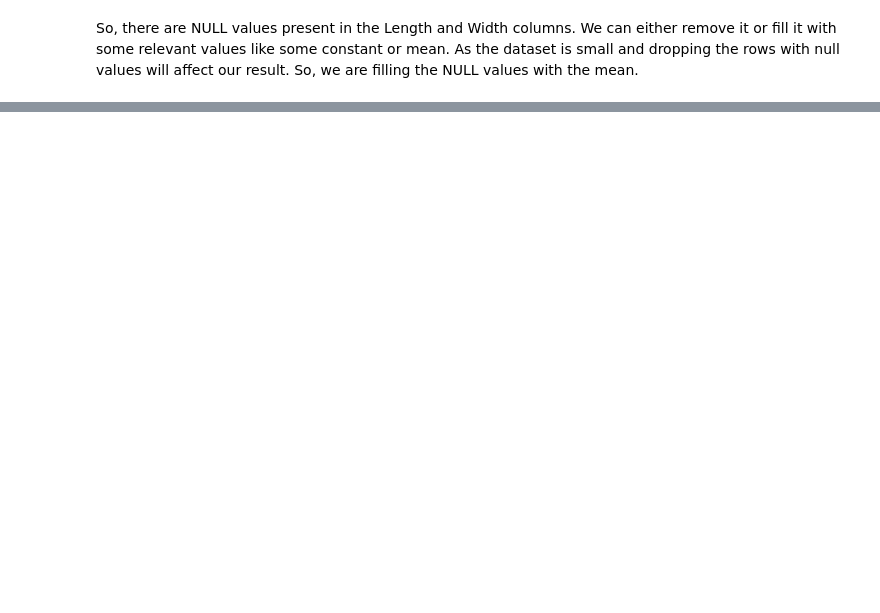
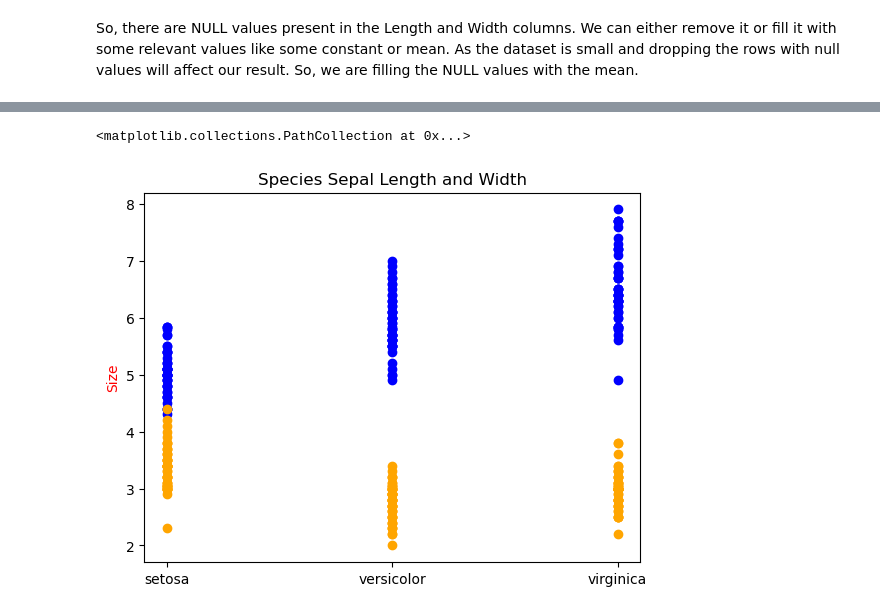
Before and after one commit to Er-Nikhil-code/DATA_ANALYSIS, a Jupyter notebook: iris_DataAnalysis.ipynb, the cells around one changed output, grey strips where cells are left out. Drawn from its saved outputs; the diff is of its cells as text; code cells hidden in the pictures; blank space fills up the shorter version.

```diff
--- a/iris_DataAnalysis.ipynb
+++ b/iris_DataAnalysis.ipynb
@@ -85,0 +110,8 @@ dtype: int64
+# %%
+plt.title("Species Sepal Length and Width")
+plt.ylabel('Size', color='red')
+plt.scatter(x=iris_df["Species"], y=iris_df["Sepal.Length"], color="blue")
+plt.scatter(x=iris_df['Species'],y=iris_df['Sepal.Width'], color = 'orange')
+# %% [output]
+<matplotlib.collections.PathCollection at 0x...>
+[figure, added]
```
Also changed, not shown: parts of 12 cells of this notebook.
